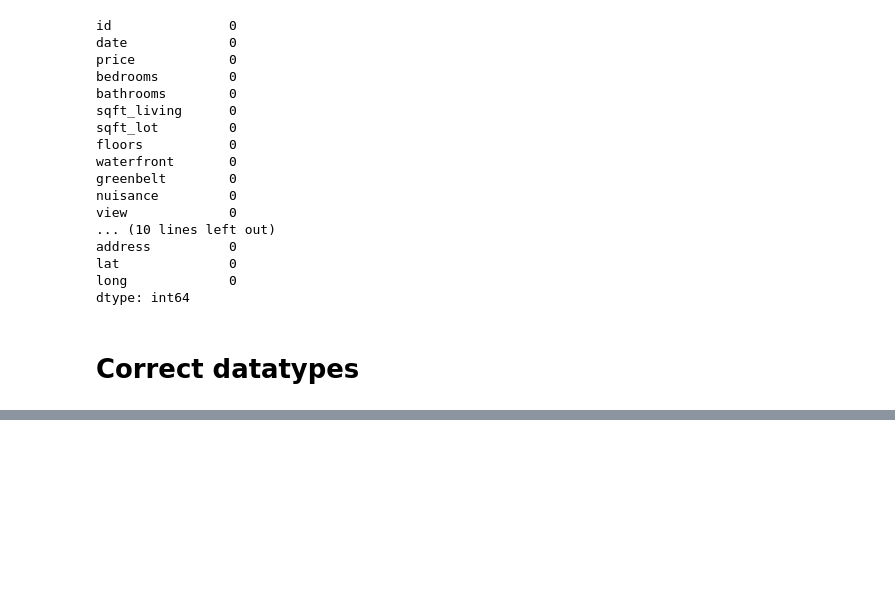
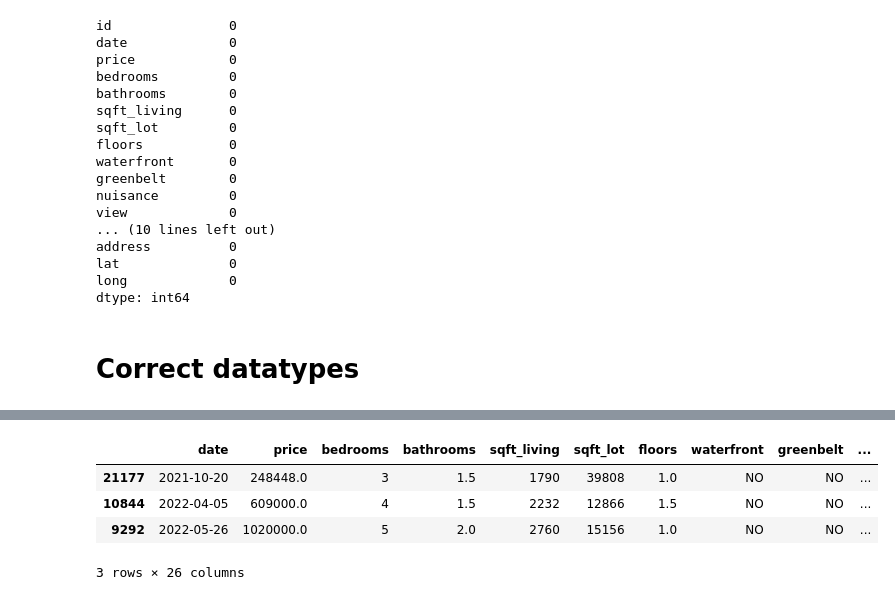
Before and after one commit to cristopher-d-delgado/Project_Linear_Regression_King_County, a Jupyter notebook: notebooks/data_preparation.ipynb, the cells around one changed output, grey strips where cells are left out. Cells and saved outputs as stored; diff of their text form; code cells hidden in the pictures; blank space fills up the shorter version.

```diff
--- a/notebooks/data_preparation.ipynb
+++ b/notebooks/data_preparation.ipynb
@@ -137,0 +220,8 @@ dtype: int64
+# %%
+king.head(3)
+# %% [output]
+|  | date | price | bedrooms | bathrooms | sqft_living | sqft_lot | floors | waterfront | greenbelt | ... |
+| 21177 | 2021-10-20 | 248448.0 | 3 | 1.5 | 1790 | 39808 | 1.0 | NO | NO | ... |
+| 10844 | 2022-04-05 | 609000.0 | 4 | 1.5 | 2232 | 12866 | 1.5 | NO | NO | ... |
+| 9292 | 2022-05-26 | 1020000.0 | 5 | 2.0 | 2760 | 15156 | 1.0 | NO | NO | ... |
+3 rows × 26 columns
```
Also changed, not shown: parts of 22 cells of this notebook.
